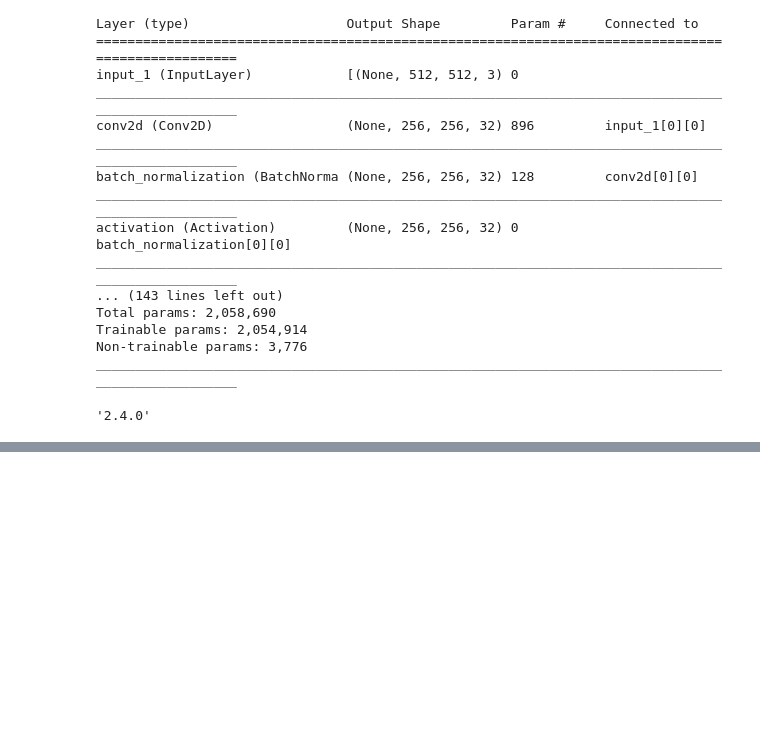
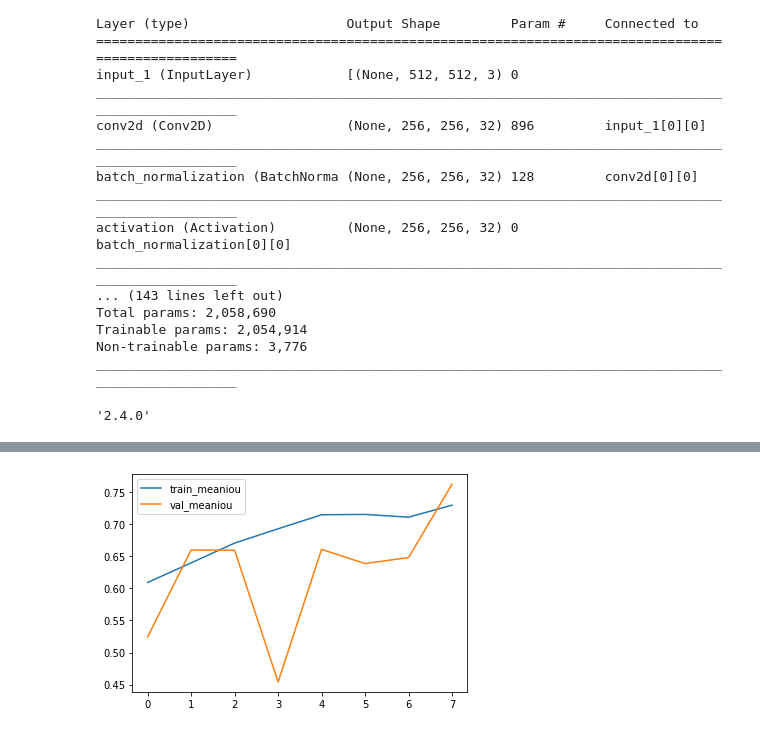
Before and after one commit to BB8-2020/FARM-deforestation, a Jupyter notebook: notebooks/unet.ipynb, the cells around one changed output, grey strips where cells are left out. Saved outputs shown, nothing was run; the diff lists cells and outputs as text; code cells hidden in the pictures; blank space fills up the shorter version.

```diff
--- a/notebooks/unet.ipynb
+++ b/notebooks/unet.ipynb
@@ -118,7 +139,7 @@ class SatelliteImages(keras.utils.Sequence):
 # %%
 from tensorflow.keras import layers
 
-def get_model(img_size, num_classes):
+def get_model(img_size, num_classes: int):
     inputs = keras.Input(shape=img_size + (3,))
 
     ### [First half of the network: downsampling inputs] ###
@@ -289,11 +310,11 @@ class Recall(tf.keras.metrics.Recall):
 
 model = get_model(img_size, num_classes)
 
-model.compile(optimizer="rmsprop", loss="binary_crossentropy", metrics=[MeanIoU(num_classes=2), Precision(), Recall()])
+model.compile(optimizer="rmsprop", loss="sparse_categorical_crossentropy", metrics=[MeanIoU(num_classes=2), Precision(), Recall()])
 # model.compile(optimizer="rmsprop", loss="sparse_categorical_crossentropy", metrics=[MeanIoU(num_classes=2)])
 callbacks = [keras.callbacks.ModelCheckpoint("image_segmentation.h5", save_best_only=True)]
 
 # Train the model, doing validation at the end of each epoch.
-epochs = 25
+epochs = 8
 reshistory = model.fit(train_gen, epochs=epochs, callbacks=callbacks, validation_data=val_gen)
 # %% [output]
@@ -323,0 +344,7 @@ plt.show()
+# %%
+plt.plot(reshistory.history['mean_iou'],label="train_meaniou")
+plt.plot(reshistory.history['val_mean_iou'],label="val_meaniou")
+plt.legend()
+plt.show()
+# %% [output]
+[figure, added]
```
Also changed, not shown: parts of 20 cells of this notebook, 1 other file.
